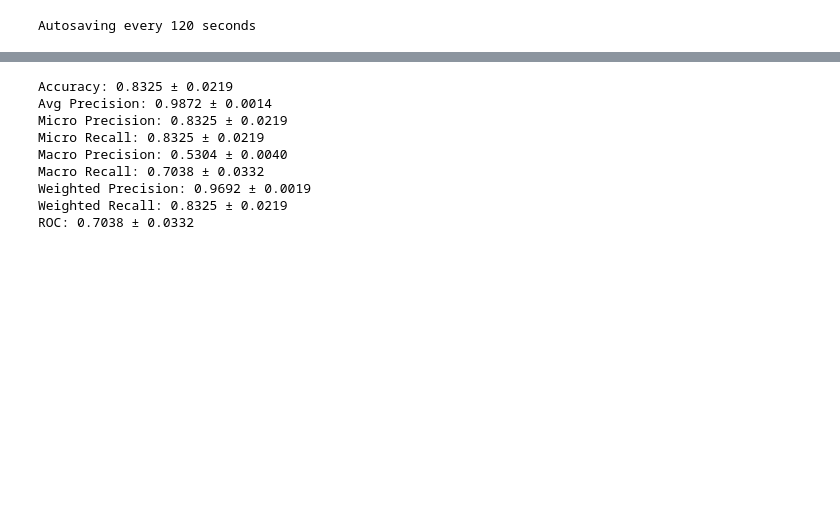
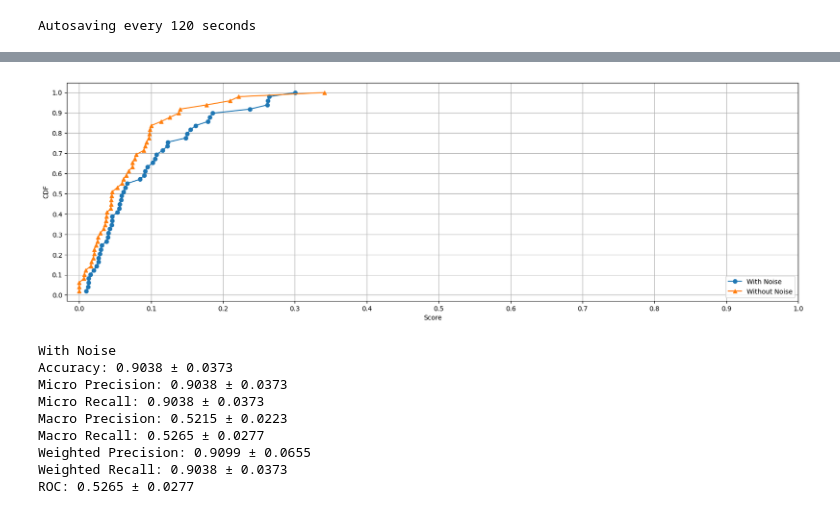
Before and after one commit to nahidul-opu/Tangled, a Jupyter notebook: Classification.ipynb, the cells around one changed output, grey strips where cells are left out. Saved outputs shown, nothing was run; the diff lists cells and outputs as text; code cells hidden in the pictures; blank space fills up the shorter version.

```diff
--- a/Classification.ipynb
+++ b/Classification.ipynb
@@ -61,51 +234,10 @@ Y = enc2.fit_transform(df["Detection"])
+# %%
+plot_cdf([precisions, cleaned_precisions], ["With Noise", "Without Noise"])
+# %% [output]
+[figure, added]
 # %%
-from sklearn.ensemble import RandomForestClassifier
-from sklearn.metrics import average_precision_score
-
-
-cv = StratifiedKFold(n_splits=10, shuffle=True, random_state=random_seed)
-
-acc = []
-precision_micro = []
-recall_micro = []
-precision_macro = []
-recall_macro = []
-precision_weighted = []
-recall_weighted = []
-roc = []
-avg_precision = []
-
-for train, test in tqdm(cv.split(X, Y)):
-    x_train = X.iloc[train]
-    x_test = X.iloc[test]
-
-    y_train = Y[train]
-    y_test = Y[test]
-
-    rus = RandomUnderSampler(sampling_strategy=0.5, random_state=42)
-    x_train, y_train = rus.fit_resample(x_train, y_train)
-
-    model = RandomForestClassifier(random_state=random_seed)
-    model.fit(x_train, y_train)
-
-    y_pred = model.predict(x_test)
-
-    acc.append(accuracy_score(y_test, y_pred))
-
-    precision_micro.append(precision_score(y_test, y_pred, average="micro"))
-    recall_micro.append(recall_score(y_test, y_pred, average="micro"))
-
-    precision_macro.append(precision_score(y_test, y_pred, average="macro"))
-    recall_macro.append(recall_score(y_test, y_pred, average="macro"))
-
-    precision_weighted.append(precision_score(y_test, y_pred, average="weighted"))
-    recall_weighted.append(recall_score(y_test, y_pred, average="weighted"))
-
-    roc.append(roc_auc_score(y_test, y_pred))
-    avg_precision.append(average_precision_score(y_test, y_pred))
-
+print('With Noise')
 print(f"Accuracy: {np.mean(acc):.4f} ± {np.std(acc):.4f}")
-print(f"Avg Precision: {np.mean(avg_precision):.4f} ± {np.std(avg_precision):.4f}")
 print(f"Micro Precision: {np.mean(precision_micro):.4f} ± {np.std(precision_micro):.4f}")
 print(f"Micro Recall: {np.mean(recall_micro):.4f} ± {np.std(recall_micro):.4f}")
 print(f"Macro Precision: {np.mean(precision_macro):.4f} ± {np.std(precision_macro):.4f}")
@@ -114,13 +246,13 @@ print(f"Weighted Precision: {np.mean(precision_weighted):.4f} ± {np.std(precisi
 print(f"Weighted Recall: {np.mean(recall_weighted):.4f} ± {np.std(recall_weighted):.4f}")
 print(f"ROC: {np.mean(roc):.4f} ± {np.std(roc):.4f}")
 # %% [output]
-Accuracy: 0.8325 ± 0.0219
-Avg Precision: 0.9872 ± 0.0014
-Micro Precision: 0.8325 ± 0.0219
-Micro Recall: 0.8325 ± 0.0219
-Macro Precision: 0.5304 ± 0.0040
-Macro Recall: 0.7038 ± 0.0332
-Weighted Precision: 0.9692 ± 0.0019
-Weighted Recall: 0.8325 ± 0.0219
-ROC: 0.7038 ± 0.0332
+With Noise
+Accuracy: 0.9038 ± 0.0373
+Micro Precision: 0.9038 ± 0.0373
+Micro Recall: 0.9038 ± 0.0373
+Macro Precision: 0.5215 ± 0.0223
+Macro Recall: 0.5265 ± 0.0277
+Weighted Precision: 0.9099 ± 0.0655
+Weighted Recall: 0.9038 ± 0.0373
+ROC: 0.5265 ± 0.0277
 # %%
```
Also changed, not shown: parts of 11 cells of this notebook.
